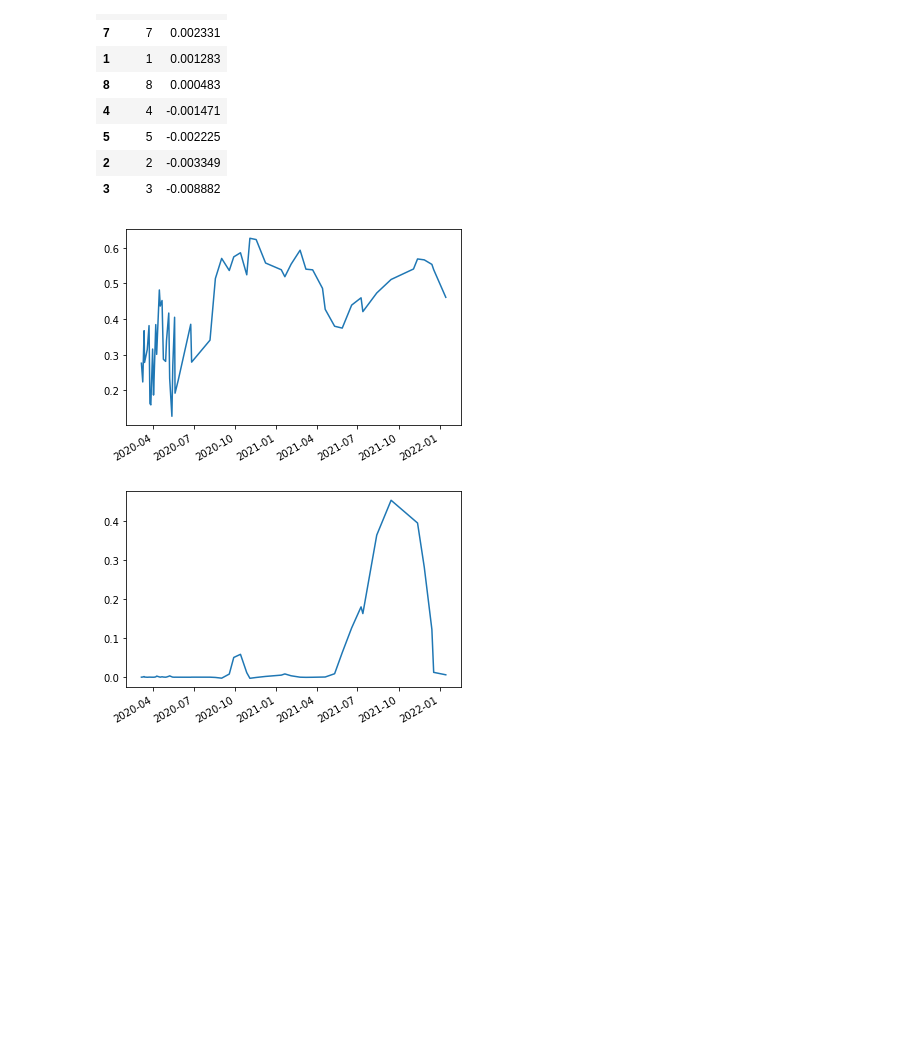
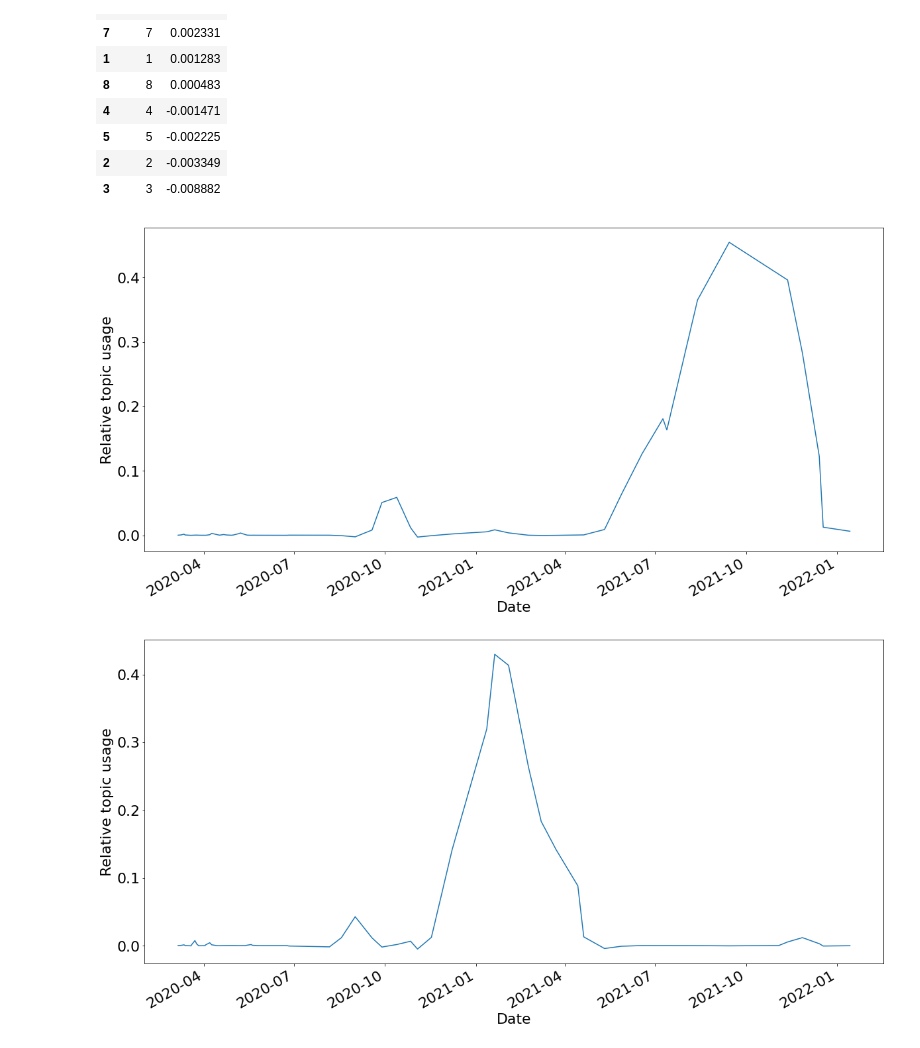
Before and after one commit to matthiasmeester/dm_project, a Jupyter notebook: src/analyses/Topic Modeling Visualisation.ipynb, the cells around one changed output. Saved outputs shown, nothing was run; the diff lists cells and outputs as text; code cells hidden in the pictures; blank space fills up the shorter version.

Commit message:
Change graphing in topic modeling and imperative usage

```diff
--- a/src/analyses/Topic Modeling Visualisation.ipynb
+++ b/src/analyses/Topic Modeling Visualisation.ipynb
@@ -190,10 +191,14 @@ def plot_topic(topic_number):
     ax.xaxis_date()
     fig.autofmt_xdate()
     plt.plot(dates, smooth_y)
+    plt.xlabel('Date')
+    plt.ylabel('Relative topic usage')
+    matplotlib.rcParams['figure.dpi'] = 300
+    plt.savefig(f'output/trend_topic_{topic_number}')
     plt.show()
 # %%
-plot_topic(9)
 plot_topic(0)
+plot_topic(1)
 # %% [output]
-[figure, old version]
+[figure, new version]
-[figure, old version]
+[figure, new version]
```
Also changed, not shown: parts of 1 cell of this notebook, 6 other files.
